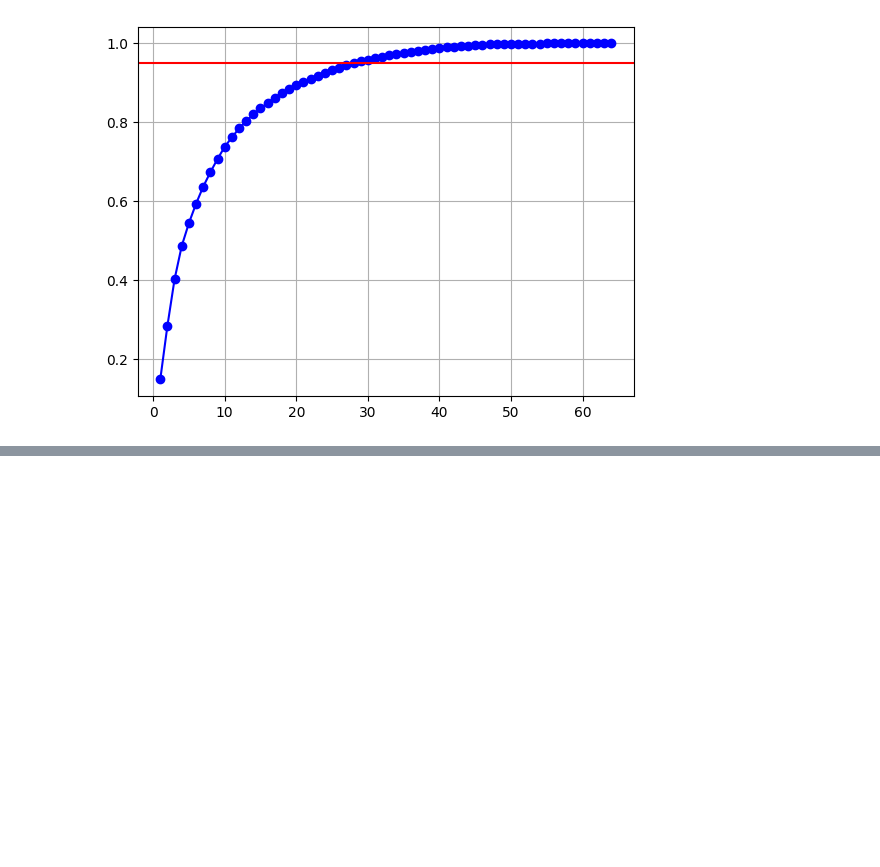
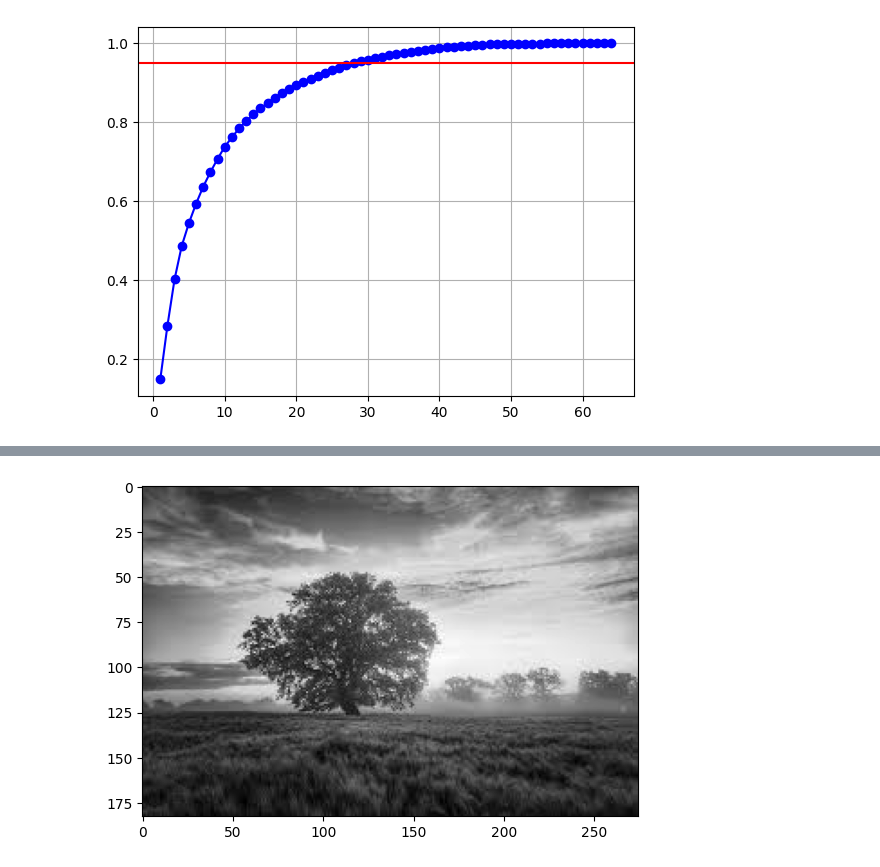
Before and after one commit to FuturisticLover123/labs, a Jupyter notebook: lab9/lab9.ipynb, the cells around one changed output, grey strips where cells are left out. Cells and saved outputs as stored; diff of their text form; code cells hidden in the pictures; blank space fills up the shorter version.

```diff
--- a/lab9/lab9.ipynb
+++ b/lab9/lab9.ipynb
@@ -122,0 +206,7 @@ Please also refer to the documentation for alternative solver options:
+# %%
+image = cv2.imread('tree.jpg', cv2.IMREAD_GRAYSCALE)
+# %%
+plt.imshow(image, cmap='gray')
+plt.show()
+# %% [output]
+[figure, added]
```
Also changed, not shown: parts of 34 cells of this notebook.
